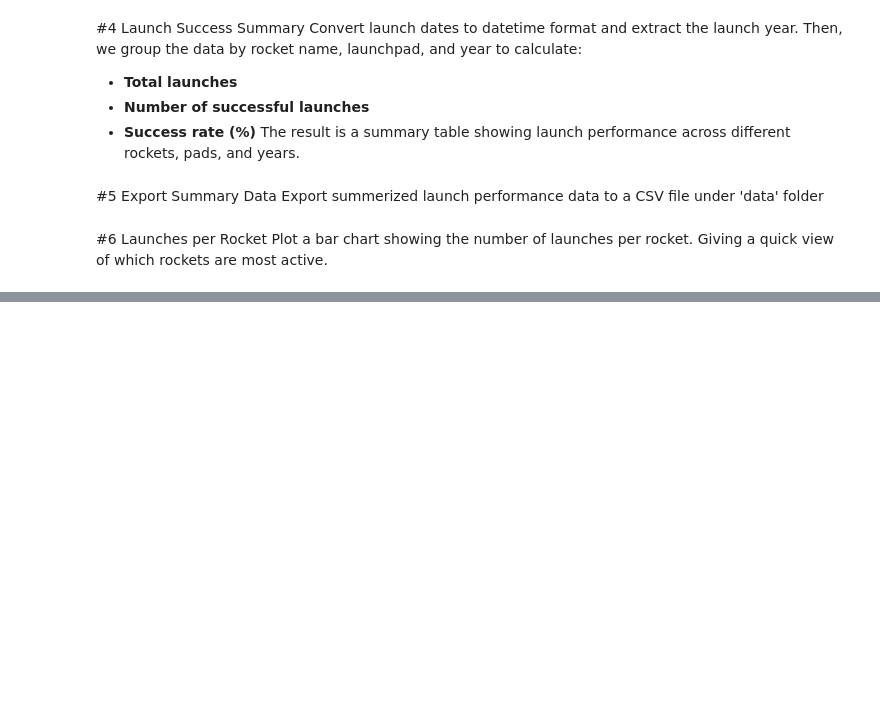
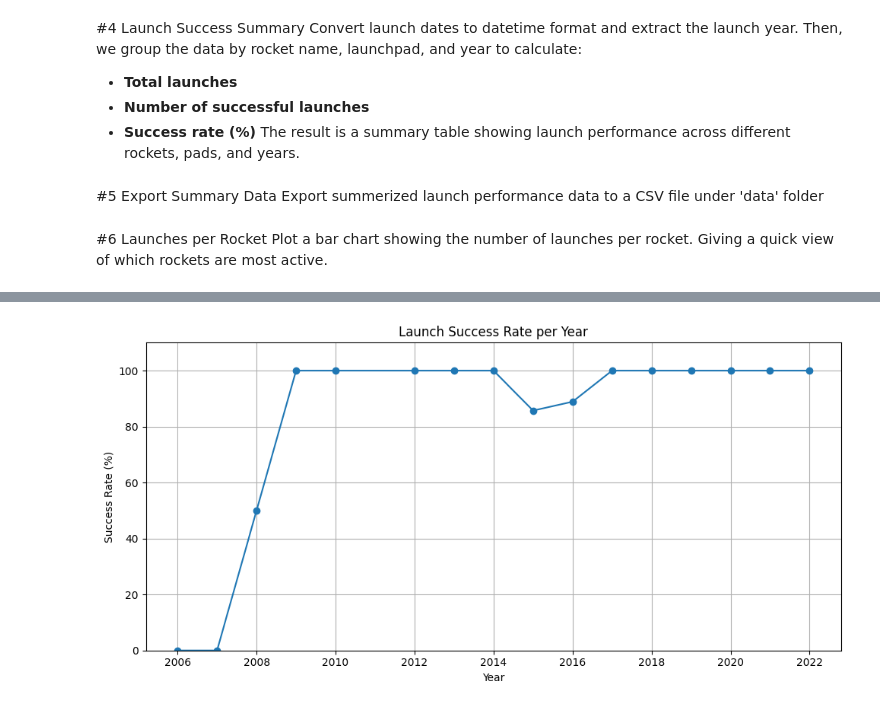
Before and after one commit to mrsteien/spacex-api-analysis, a Jupyter notebook: main.ipynb, the cells around one changed output, grey strips where cells are left out. Cells and saved outputs as stored; diff of their text form; code cells hidden in the pictures; blank space fills up the shorter version.

```diff
--- a/main.ipynb
+++ b/main.ipynb
@@ -110,0 +126,20 @@ plt.show()
+# %%
+# Calculate success rate per year
+success_by_year = df.groupby('year')['success'].agg(
+    total='count',
+    successful='sum'
+)
+success_by_year['success_rate'] = (success_by_year['successful'] / success_by_year['total']) * 100
+
+# Plot
+plt.figure(figsize=(10,5))
+success_by_year['success_rate'].plot(marker='o', linestyle='-')
+plt.title('Launch Success Rate per Year')
+plt.xlabel('Year')
+plt.ylabel('Success Rate (%)')
+plt.ylim(0, 110)
+plt.grid(True)
+plt.tight_layout()
+plt.show()
+# %% [output]
+[figure, added]
```
Also changed, not shown: parts of 5 cells of this notebook, 2 other files.
